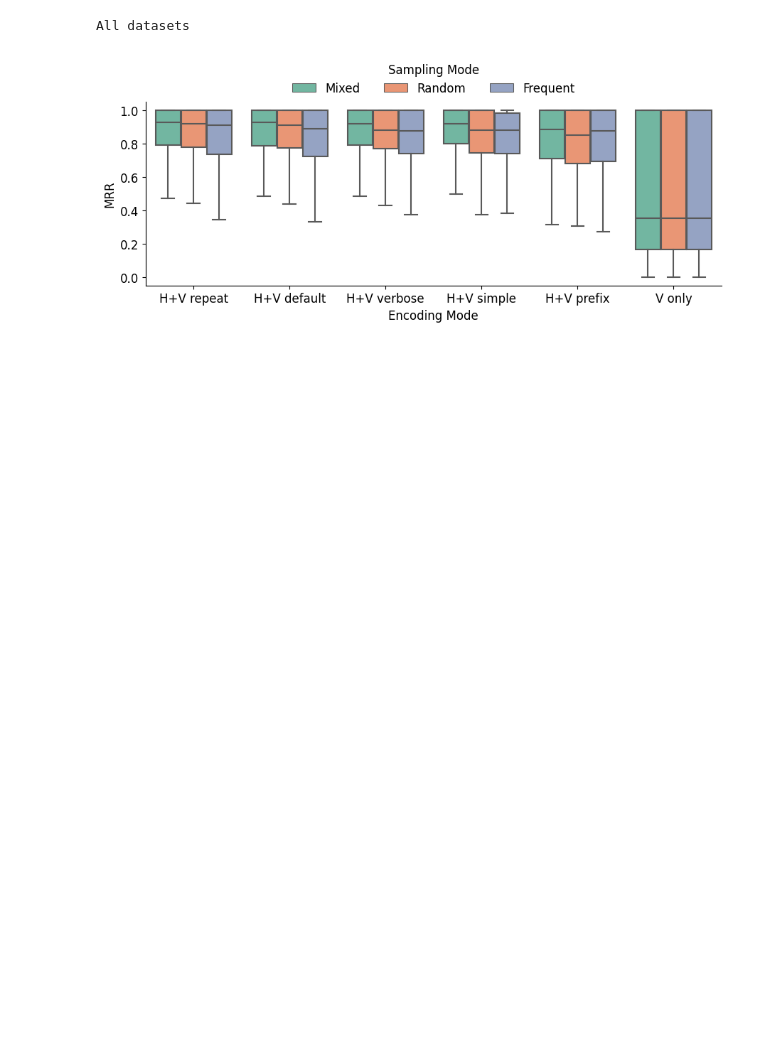
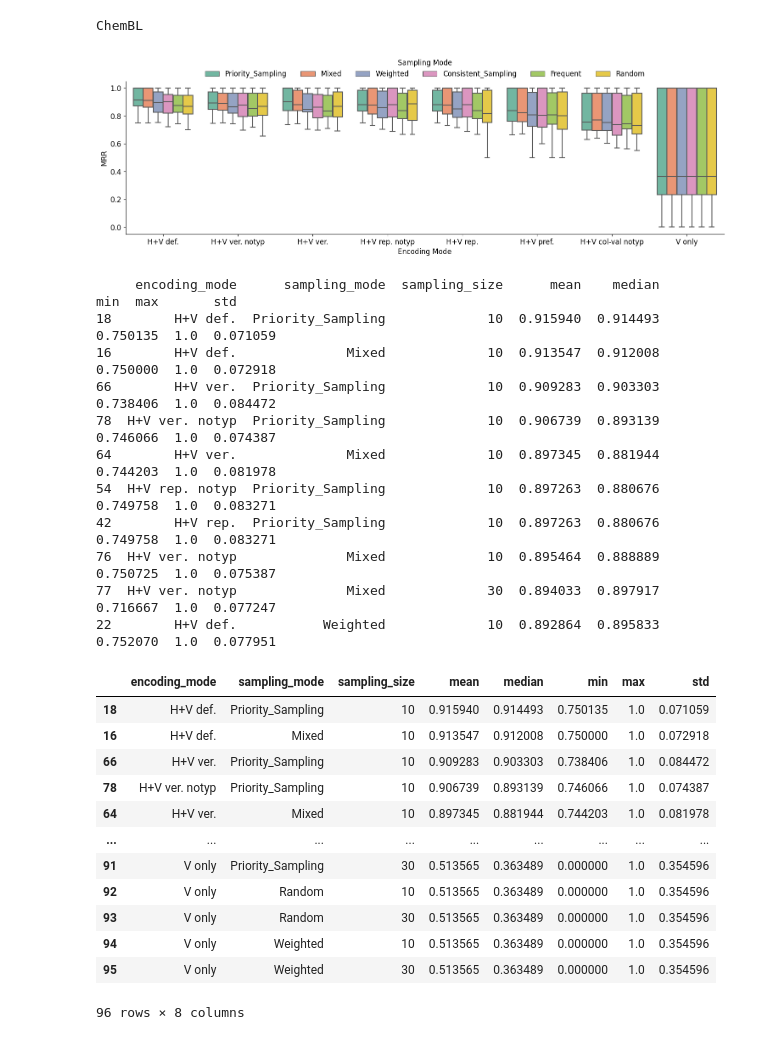
Before and after one commit to kevin-fang-lscm/magneto-matcher, a Jupyter notebook: results_visualization/grid_search_enc_sampmo_sampsize.ipynb, the cells around one changed output. Drawn from its saved outputs; the diff is of its cells as text; code cells hidden in the pictures; blank space fills up the shorter version.

```diff
--- a/results_visualization/grid_search_enc_sampmo_sampsize.ipynb
+++ b/results_visualization/grid_search_enc_sampmo_sampsize.ipynb
@@ -53,16 +53,26 @@ def plot_grouped_bar_grouped(df, x, hue, group, y, datasetname):
 # %%
 def handle_matcher_names(df):
     substitutions = {
-        'header_values_default': 'H+V default',
-        'header_values_simple': 'H+V simple',
-        'header_values_verbose': 'H+V verbose',
-        'header_values_repeat': 'H+V repeat',
-        'header_values_prefix': 'H+V prefix',
+        'header_values_default': 'H+V def.',
+        'header_values_simple': 'H+V simp.',
+        'header_values_verbose': 'H+V ver.',
+        'header_values_repeat': 'H+V rep.',
+        'header_values_prefix': 'H+V pref.',
         'header_only': 'V only',
+        'header_values_verbose_notype': 'H+V ver. notyp',
+        'header_values_columnvaluepair_notype': 'H+V col-val notyp',
+        'header_header_values_repeat_notype': 'H+V rep. notyp',
+        'header_values_default_notype': 'H+V def. notyp',
     }
+
+    # Replace encoding_mode values using the substitutions dictionary
     df['encoding_mode'] = df['encoding_mode'].replace(substitutions)
 
+    # Capitalize 'sampling_mode' values
     df['sampling_mode'] = df['sampling_mode'].str.title()
+
+    return df
+
 
 
 
@@ -86,9 +96,9 @@ def most_high_mrr(df):
     return df
 
 
-def plot_grouped_bar(df, x, hue, group, y, datasetname):
+def plot_grouped_bar(df, x, hue, group, y, datasetname, figsize=(15, 5)):
     # Create the figure and axes
-    fig, ax = plt.subplots(figsize=(9, 4))
+    fig, ax = plt.subplots(figsize=figsize)
 
     print(datasetname)
 
@@ -118,6 +128,7 @@ def plot_grouped_bar(df, x, hue, group, y, datasetname):
 
     # Set labels and title
     ax.set_xlabel(x.replace('_',' ').title(), fontsize=12)
+    # ax.set_xticklabels(ax.get_xticklabels(), rotation=90, ha='right')
     ax.set_ylabel(y.upper(), fontsize=12)
     # ax.set_title(f'{y} Distribution for {x} and {hue} in {datasetname}', fontsize=14)#
 
@@ -132,7 +143,7 @@ def plot_grouped_bar(df, x, hue, group, y, datasetname):
         title_fontsize=12,
         loc='lower center',
         bbox_to_anchor=(0.5, 0.98),  # Position legend outside plot
-        ncol=3,  # Arrange legend in a single row
+        ncol=len(df[hue].unique()),  # Arrange legend in a single row
         frameon=False  # Remove legend border
     )
 
@@ -217,6 +215,40 @@ TPC-DI
 # %%
 
-plot_grouped_bar(all_dfs, 'encoding_mode', 'sampling_mode', 'sampling_size', 'mrr','All datasets')
+# plot_grouped_bar(all_dfs, 'encoding_mode', 'sampling_mode', 'sampling_size', 'mrr','All datasets')
-# %% [output]
-All datasets
-[figure, removed]
+# %%
+df = 'server_results/grid_search_temp/valentine_ChEMBL_grid_search_results_20241121143622.csv'
+df = pd.read_csv(df)
+df = handle_matcher_names(df)
+plot_grouped_bar(df, 'encoding_mode', 'sampling_mode','sampling_size', 'mrr', 'ChemBL')
+# plot_grouped_bar(df, 'encoding_mode', 'sampling_mode','sampling_size', 'All_RecallAtSizeofGroundTruth', 'ChemBL')
+
+
+
+best_aggregate(df)
+# %% [output]
+ChemBL
+[figure, added]
+     encoding_mode      sampling_mode  sampling_size      mean    median       min  max       std
+18        H+V def.  Priority_Sampling             10  0.915940  0.914493  0.750135  1.0  0.071059
+16        H+V def.              Mixed             10  0.913547  0.912008  0.750000  1.0  0.072918
+66        H+V ver.  Priority_Sampling             10  0.909283  0.903303  0.738406  1.0  0.084472
+78  H+V ver. notyp  Priority_Sampling             10  0.906739  0.893139  0.746066  1.0  0.074387
+64        H+V ver.              Mixed             10  0.897345  0.881944  0.744203  1.0  0.081978
+54  H+V rep. notyp  Priority_Sampling             10  0.897263  0.880676  0.749758  1.0  0.083271
+42        H+V rep.  Priority_Sampling             10  0.897263  0.880676  0.749758  1.0  0.083271
+76  H+V ver. notyp              Mixed             10  0.895464  0.888889  0.750725  1.0  0.075387
+77  H+V ver. notyp              Mixed             30  0.894033  0.897917  0.716667  1.0  0.077247
+22        H+V def.           Weighted             10  0.892864  0.895833  0.752070  1.0  0.077951
+|  | encoding_mode | sampling_mode | sampling_size | mean | median | min | max | std |
+| 18 | H+V def. | Priority_Sampling | 10 | 0.915940 | 0.914493 | 0.750135 | 1.0 | 0.071059 |
+| 16 | H+V def. | Mixed | 10 | 0.913547 | 0.912008 | 0.750000 | 1.0 | 0.072918 |
+| 66 | H+V ver. | Priority_Sampling | 10 | 0.909283 | 0.903303 | 0.738406 | 1.0 | 0.084472 |
+| 78 | H+V ver. notyp | Priority_Sampling | 10 | 0.906739 | 0.893139 | 0.746066 | 1.0 | 0.074387 |
+| 64 | H+V ver. | Mixed | 10 | 0.897345 | 0.881944 | 0.744203 | 1.0 | 0.081978 |
+| ... | ... | ... | ... | ... | ... | ... | ... | ... |
+| 91 | V only | Priority_Sampling | 30 | 0.513565 | 0.363489 | 0.000000 | 1.0 | 0.354596 |
+| 92 | V only | Random | 10 | 0.513565 | 0.363489 | 0.000000 | 1.0 | 0.354596 |
+| 93 | V only | Random | 30 | 0.513565 | 0.363489 | 0.000000 | 1.0 | 0.354596 |
+| 94 | V only | Weighted | 10 | 0.513565 | 0.363489 | 0.000000 | 1.0 | 0.354596 |
+| 95 | V only | Weighted | 30 | 0.513565 | 0.363489 | 0.000000 | 1.0 | 0.354596 |
+96 rows × 8 columns
```
Also changed, not shown: parts of 4 cells of this notebook.
